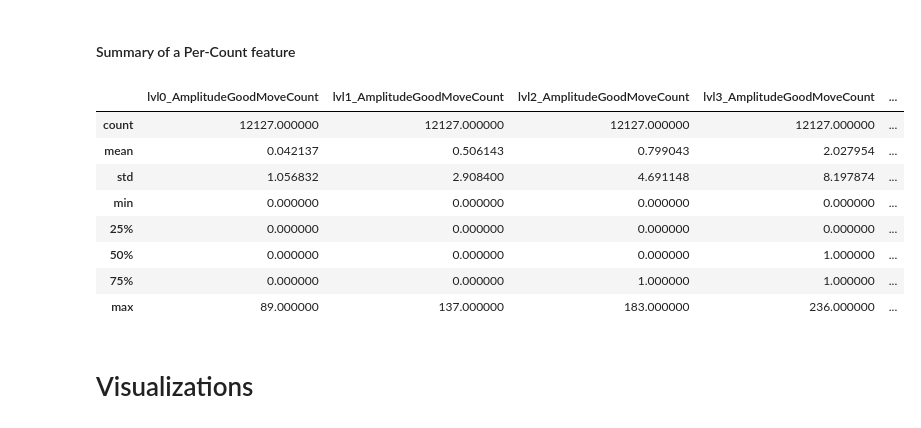
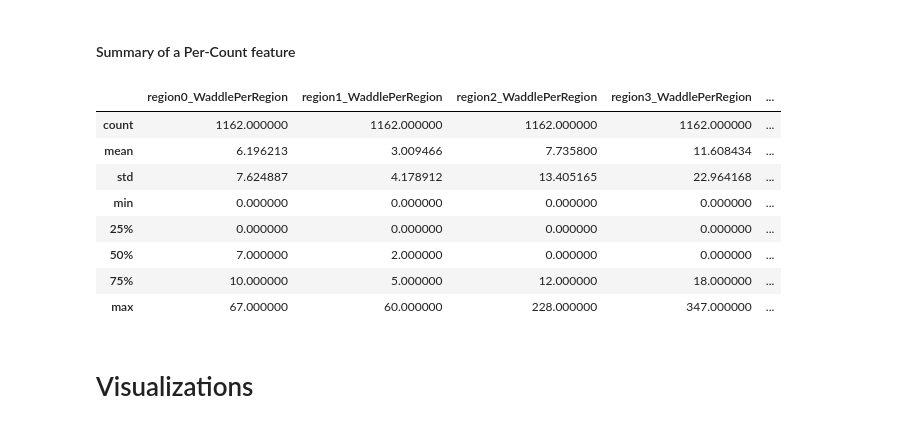
Before and after one commit to opengamedata/opengamedata-samples, a Jupyter notebook: PENGUINS/explore/Penguins_explore_sessions.ipynb, the cells around one changed output. Saved outputs shown, nothing was run; the diff lists cells and outputs as text; code cells hidden in the pictures.

```diff
--- a/PENGUINS/explore/Penguins_explore_sessions.ipynb
+++ b/PENGUINS/explore/Penguins_explore_sessions.ipynb
@@ -51,8 +50,8 @@ pd.options.display.max_rows = 60 #@param {type:"integer"}
 * `game_id` : The game whose data you want to access.
 * `mode` : The kind of data you want to retrieve. Should be one of `FileTypes.PLAYER`, `FileTypes.POPULATION`, `FileTypes.SESSION`, `FileTypes.EVENTS` or `FileTypes.ALL_EVENTS`
 # %%
-game_id = 'JOWILDER'
-mode    = FileTypes.EVENTS
+game_id = 'PENGUINS'
+mode    = FileTypes.SESSION
 # %%
 months_list = FileAPI.GetAvailableMonths(game_id)
 print(f"The available months are:")
@@ -70,5 +63,5 @@ The available months are:
 # %%
-month = 2
+month = 9
 year = 2023
 
 # download the file if it doesn't exist.
@@ -86,7 +79,7 @@ MAX_ROWS = 10000 # for the sake of not overwhelming RAM, only read first 10,000
 tsv_name = f"{zip_name[:zip_name.rfind('.')]}.tsv"
 with zip_file.open(f"{dataset_name}/{tsv_name}") as tsv_file:
     raw_data = pd.read_csv(tsv_file, sep='\t', nrows=MAX_ROWS)
-    data_readme = zip_file.read(f"{dataset_name}/readme.md")
+    #data_readme = zip_file.read(f"{dataset_name}/readme.md")
 zip_file.close()
 # %% [markdown]
 # Data Overview
@@ -132,17 +132,18 @@ Note that **aggregate** features each have a "1" on the right, since each has ju
 # %%
 id_columns = pd.Index(["SessionID", "PlayerID"])
 # %%
-percount_prefixes = ['lvl', 'QA']
+# percount_prefixes = ['lvl', 'QA']
 column_groups = {
   pre : []
-  for pre in percount_prefixes + ['Aggregate']
+  #for pre in percount_prefixes + ['Aggregate']
+  for pre in ['Aggregate']
 }
 
 for col in raw_data.columns:
   pieces = col.split('_')
   prefix = pieces[0]
   found = False
-  for pc_pre in percount_prefixes:
+  for pc_pre in ['Aggregate']:
     if prefix.startswith(pc_pre):
       column_groups[pc_pre].append(f"({pc_pre}) {pieces[1]}")
       found = True
@@ -322,20 +327,20 @@ df_session[column_groups['Aggregate']].describe(include = 'all')
 #### Summary of a Per-Count feature
 # %%
 # Choose which per-count feature you'd like to see summarized
-per_count = "AmplitudeGoodMoveCount"
+per_count = "WaddlePerRegion"
 
 cols = [col for col in raw_data.columns if col.endswith(per_count)]
 raw_data[cols].describe(include='all')
 # %% [output]
-|  | lvl0_AmplitudeGoodMoveCount | lvl1_AmplitudeGoodMoveCount | lvl2_AmplitudeGoodMoveCount | lvl3_AmplitudeGoodMoveCount | ... |
-| count | 12127.000000 | 12127.000000 | 12127.000000 | 12127.000000 | ... |
-| mean | 0.042137 | 0.506143 | 0.799043 | 2.027954 | ... |
-| std | 1.056832 | 2.908400 | 4.691148 | 8.197874 | ... |
+|  | region0_WaddlePerRegion | region1_WaddlePerRegion | region2_WaddlePerRegion | region3_WaddlePerRegion | ... |
+| count | 1162.000000 | 1162.000000 | 1162.000000 | 1162.000000 | ... |
+| mean | 6.196213 | 3.009466 | 7.735800 | 11.608434 | ... |
+| std | 7.624887 | 4.178912 | 13.405165 | 22.964168 | ... |
 | min | 0.000000 | 0.000000 | 0.000000 | 0.000000 | ... |
 | 25% | 0.000000 | 0.000000 | 0.000000 | 0.000000 | ... |
-| 50% | 0.000000 | 0.000000 | 0.000000 | 1.000000 | ... |
-| 75% | 0.000000 | 0.000000 | 1.000000 | 1.000000 | ... |
-| max | 89.000000 | 137.000000 | 183.000000 | 236.000000 | ... |
+| 50% | 7.000000 | 2.000000 | 0.000000 | 0.000000 | ... |
+| 75% | 10.000000 | 5.000000 | 12.000000 | 18.000000 | ... |
+| max | 67.000000 | 60.000000 | 228.000000 | 347.000000 | ... |
 # %% [markdown]
 # Visualizations
 # %% [markdown]
```
Also changed, not shown: parts of 29 cells of this notebook, 1 other file.
